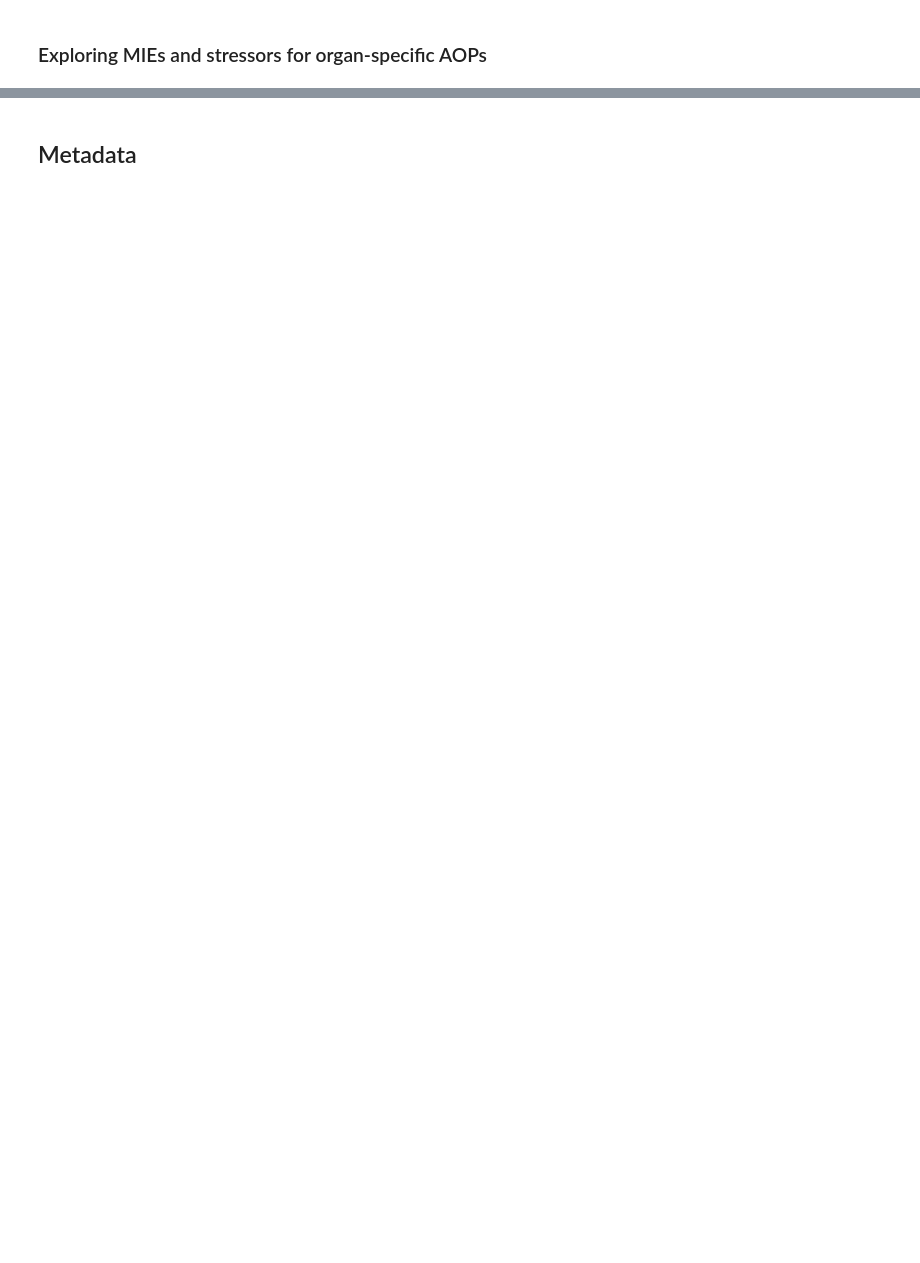
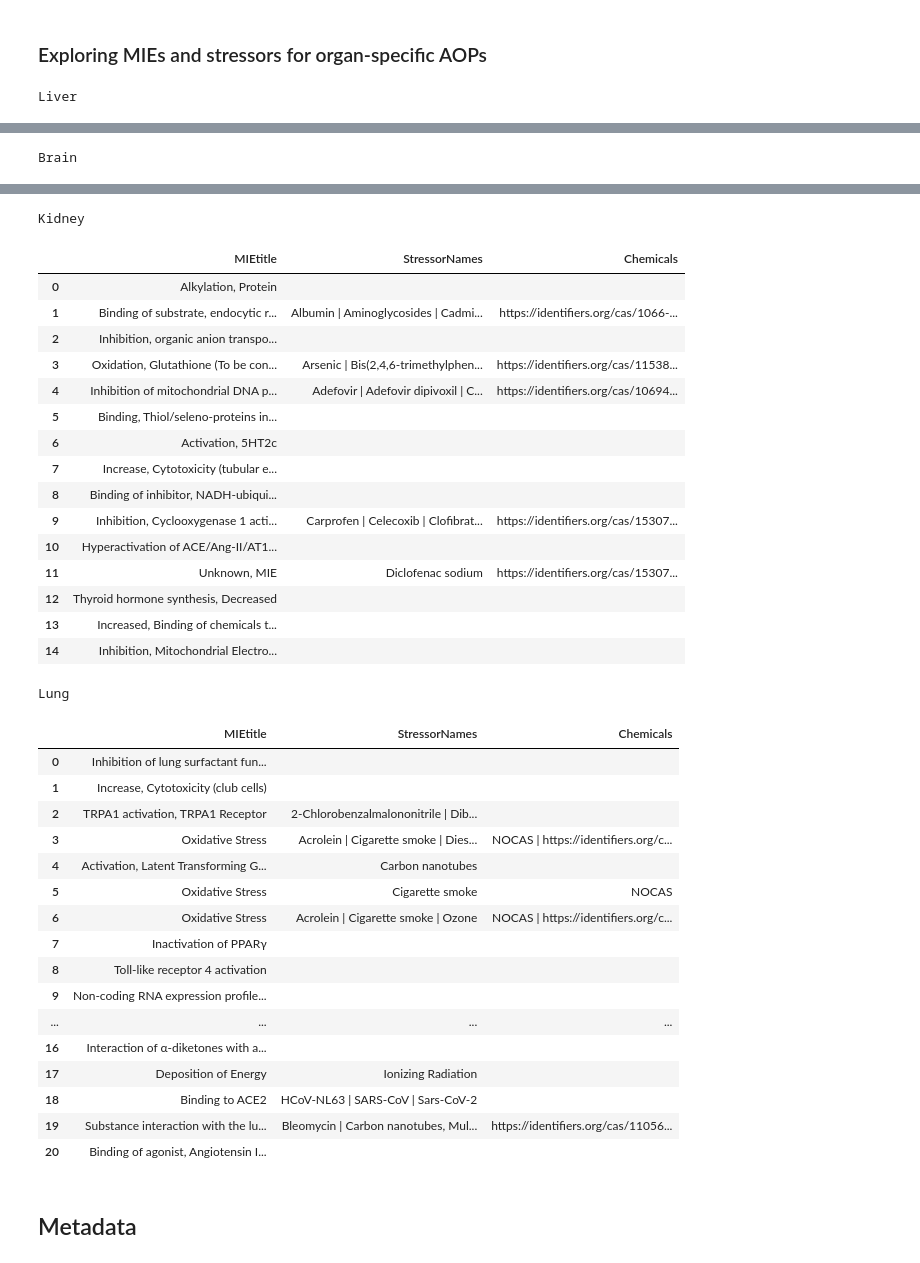
Before and after one commit to TXG-MAP/AOP-Networks, a Jupyter notebook: TSVtoNetwork.ipynb, the cells around one changed output, grey strips where cells are left out. Drawn from its saved outputs; the diff is of its cells as text; code cells hidden in the pictures; blank space fills up the shorter version.

Commit message:
added chemical identifiers

```diff
--- a/TSVtoNetwork.ipynb
+++ b/TSVtoNetwork.ipynb
@@ -344,19 +389,22 @@ The AOP  https://identifiers.org/aop/231  has 8 KERs
 # %%
 for organ in organdict:
     print(organ)
-    mietable = pd.DataFrame(columns=['MIEtitle','StressorNames'])
+    mietable = pd.DataFrame(columns=['MIEtitle','StressorNames','Chemicals'])
     for AOP in organdict[organ]:
-        sparqlquery = '''select distinct ?MIEtitle (group_concat (distinct ?StressorName; separator=" | ") as ?StressorNames)
-where {<'''+AOP+'''> a aopo:AdverseOutcomePathway ; aopo:has_molecular_initiating_event ?MIE;  nci:C54571 ?Stressor .
-                           ?MIE dc:title ?MIEtitle .
-                            ?Stressor dc:title ?StressorName.
-                           }'''
+        sparqlquery = '''select distinct ?MIEtitle (group_concat (distinct ?StressorName; separator=" | ") as ?StressorNames) (group_concat(distinct ?chemical; separator=" | ") as ?chemicals)
+where {<'''+AOP+'''> a aopo:AdverseOutcomePathway ; aopo:has_molecular_initiating_event ?MIE.
+        ?MIE dc:title ?MIEtitle .
+        OPTIONAL {<'''+AOP+'''>  nci:C54571 ?Stressor . ?Stressor dc:title ?StressorName. OPTIONAL{?Stressor aopo:has_chemical_entity ?chemical.
+     }}}'''
         AOPWikiSPARQL.setQuery(sparqlquery)
         results = AOPWikiSPARQL.query().convert()
         for result in results["results"]["bindings"]:
             mietable = mietable.append({
                 'MIEtitle': result["MIEtitle"]["value"],
-                'StressorNames': result["StressorNames"]["value"]
+                'StressorNames': result["StressorNames"]["value"],
+                'Chemicals': result["chemicals"]["value"]
             }, ignore_index=True)
     mietable.to_csv('output/'+organ+'-MIEs.tsv', sep='\t', index=False, encoding='utf-8')
     display(mietable)
+# %% [output]
+Liver
@@ -362,0 +428 @@ where {<'''+AOP+'''> a aopo:AdverseOutcomePathway ; aopo:has_molecular_initiatin
+Brain
@@ -363,3 +446,38 @@ where {<'''+AOP+'''> a aopo:AdverseOutcomePathway ; aopo:has_molecular_initiatin
+Kidney
+|  | MIEtitle | StressorNames | Chemicals |
+| 0 | Alkylation, Protein |  |  |
+| 1 | Binding of substrate, endocytic r... | Albumin | Aminoglycosides | Cadmi... | https://identifiers.org/cas/1066-... |
+| 2 | Inhibition, organic anion transpo... |  |  |
+| 3 | Oxidation, Glutathione (To be con... | Arsenic | Bis(2,4,6-trimethylphen... | https://identifiers.org/cas/11538... |
+| 4 | Inhibition of mitochondrial DNA p... | Adefovir | Adefovir dipivoxil | C... | https://identifiers.org/cas/10694... |
+| 5 | Binding, Thiol/seleno-proteins in... |  |  |
+| 6 | Activation, 5HT2c |  |  |
+| 7 | Increase, Cytotoxicity (tubular e... |  |  |
+| 8 | Binding of inhibitor, NADH-ubiqui... |  |  |
+| 9 | Inhibition, Cyclooxygenase 1 acti... | Carprofen | Celecoxib | Clofibrat... | https://identifiers.org/cas/15307... |
+| 10 | Hyperactivation of ACE/Ang-II/AT1... |  |  |
+| 11 | Unknown, MIE | Diclofenac sodium | https://identifiers.org/cas/15307... |
+| 12 | Thyroid hormone synthesis, Decreased |  |  |
+| 13 | Increased, Binding of chemicals t... |  |  |
+| 14 | Inhibition, Mitochondrial Electro... |  |  |
+Lung
+|  | MIEtitle | StressorNames | Chemicals |
+| 0 | Inhibition of lung surfactant fun... |  |  |
+| 1 | Increase, Cytotoxicity (club cells) |  |  |
+| 2 | TRPA1 activation, TRPA1 Receptor | 2-Chlorobenzalmalononitrile | Dib... |  |
+| 3 | Oxidative Stress | Acrolein | Cigarette smoke | Dies... | NOCAS | https://identifiers.org/c... |
+| 4 | Activation, Latent Transforming G... | Carbon nanotubes |  |
+| 5 | Oxidative Stress | Cigarette smoke | NOCAS |
+| 6 | Oxidative Stress | Acrolein | Cigarette smoke | Ozone | NOCAS | https://identifiers.org/c... |
+| 7 | Inactivation of PPARγ |  |  |
+| 8 | Toll-like receptor 4 activation |  |  |
+| 9 | Non-coding RNA expression profile... |  |  |
+| ... | ... | ... | ... |
+| 16 | Interaction of α-diketones with a... |  |  |
+| 17 | Deposition of Energy | Ionizing Radiation |  |
+| 18 | Binding to ACE2 | HCoV-NL63 | SARS-CoV | Sars-CoV-2 |  |
+| 19 | Substance interaction with the lu... | Bleomycin | Carbon nanotubes, Mul... | https://identifiers.org/cas/11056... |
+| 20 | Binding of agonist, Angiotensin I... |  |  |
 # %% [markdown]
 ## Metadata
 # %%
```
Also changed, not shown: parts of 4 cells of this notebook, 5 other files.
